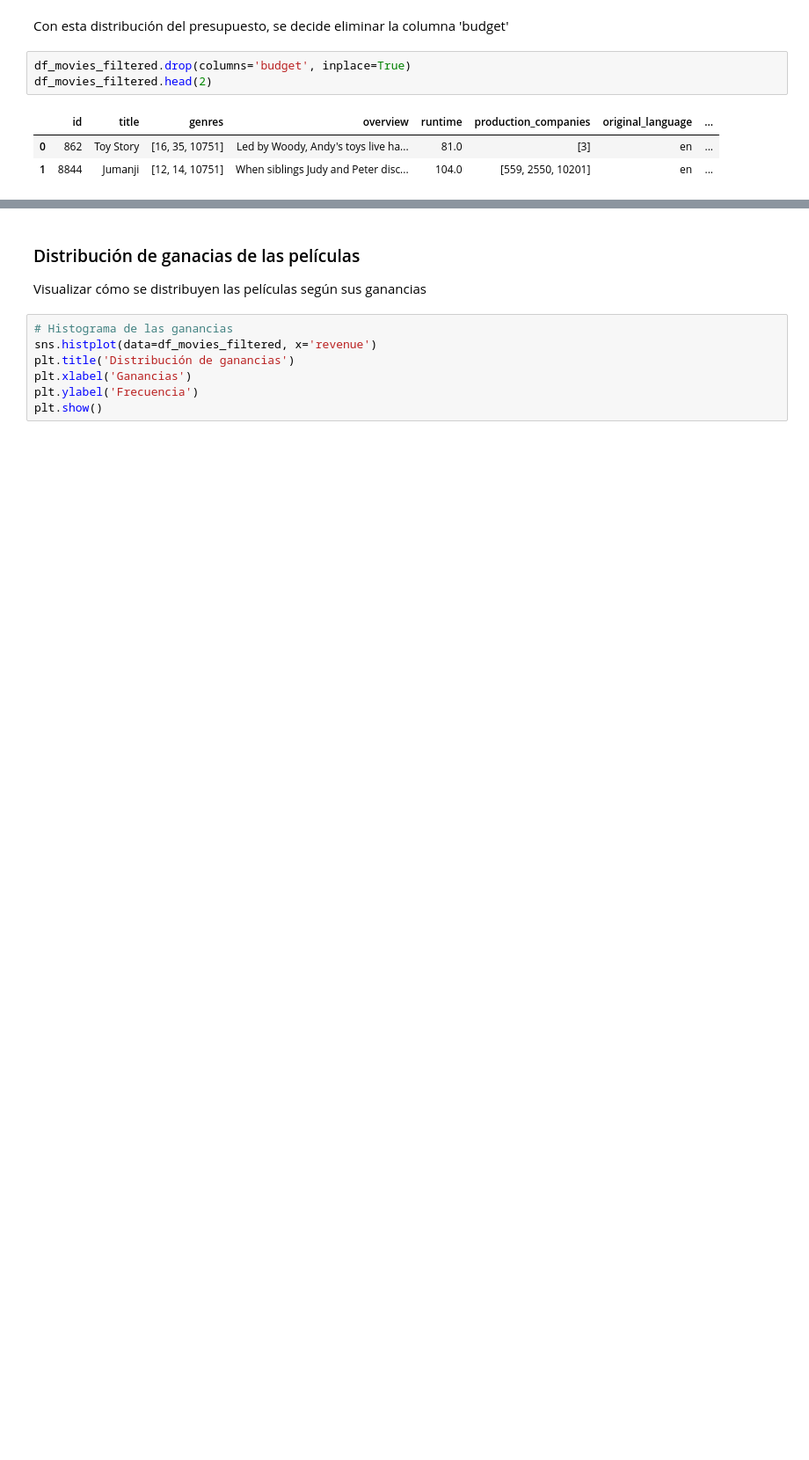
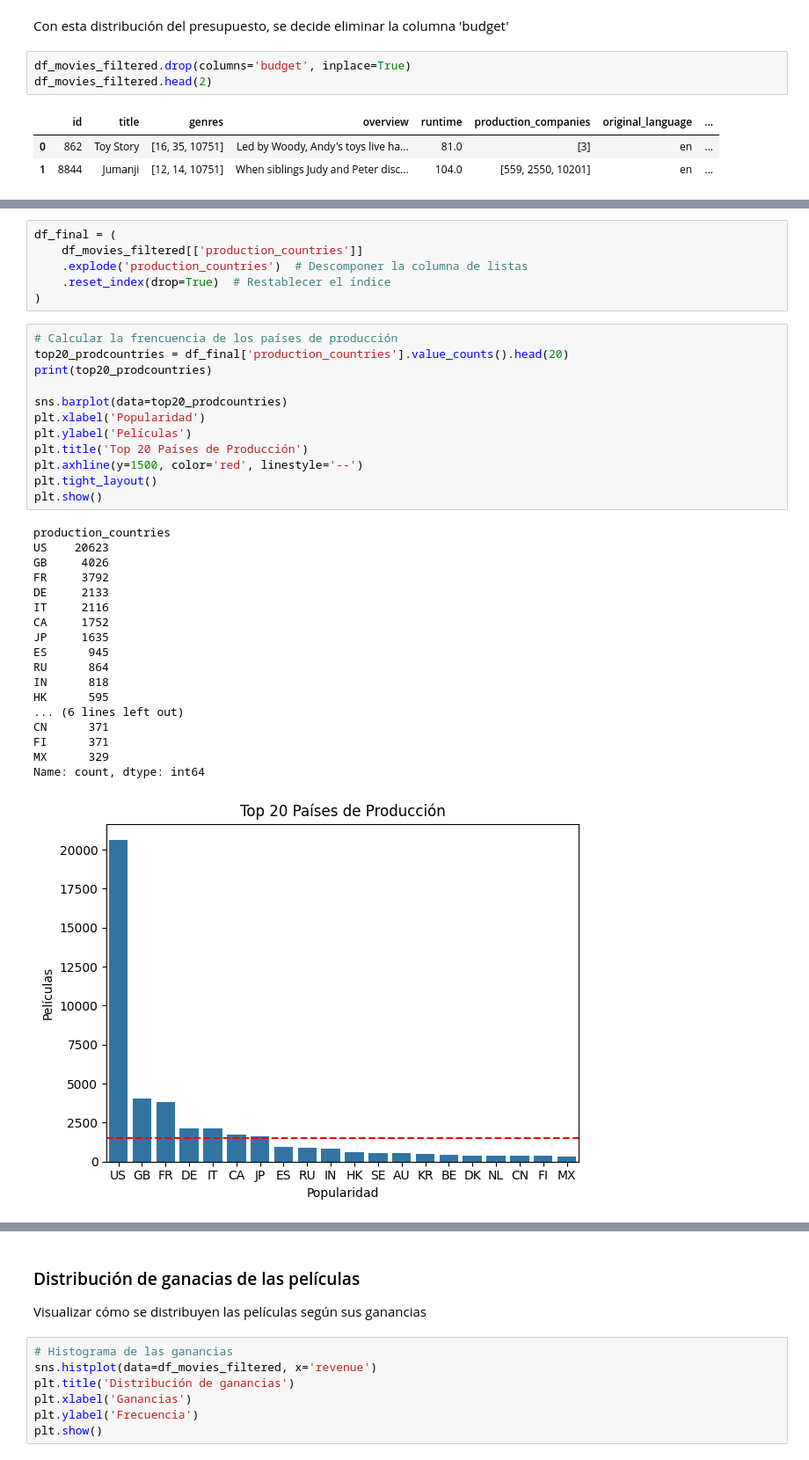
Before and after one commit to alejocampos1/Movies_Recommendation_2024, a Jupyter notebook: Notebooks/eda.ipynb, the cells around one changed output, grey strips where cells are left out. Shown at 88% size. Cells and saved outputs as stored; diff of their text form; blank space fills up the shorter version.

```diff
--- a/Notebooks/eda.ipynb
+++ b/Notebooks/eda.ipynb
@@ -275,0 +292,37 @@ df_movies_filtered.head(2)
+# %%
+df_final = (
+    df_movies_filtered[['production_countries']]
+    .explode('production_countries')  # Descomponer la columna de listas
+    .reset_index(drop=True)  # Restablecer el índice
+)
+# %%
+# Calcular la frencuencia de los países de producción
+top20_prodcountries = df_final['production_countries'].value_counts().head(20)
+print(top20_prodcountries)
+
+sns.barplot(data=top20_prodcountries)
+plt.xlabel('Popularidad')
+plt.ylabel('Películas')
+plt.title('Top 20 Países de Producción')
+plt.axhline(y=1500, color='red', linestyle='--')
+plt.tight_layout()
+plt.show()
+# %% [output]
+production_countries
+US    20623
+GB     4026
+FR     3792
+DE     2133
+IT     2116
+CA     1752
+JP     1635
+ES      945
+RU      864
+IN      818
+HK      595
+... (6 lines left out)
+CN      371
+FI      371
+MX      329
+Name: count, dtype: int64
+[figure, added]
```
Also changed, not shown: parts of 13 cells of this notebook, 3 other files.
